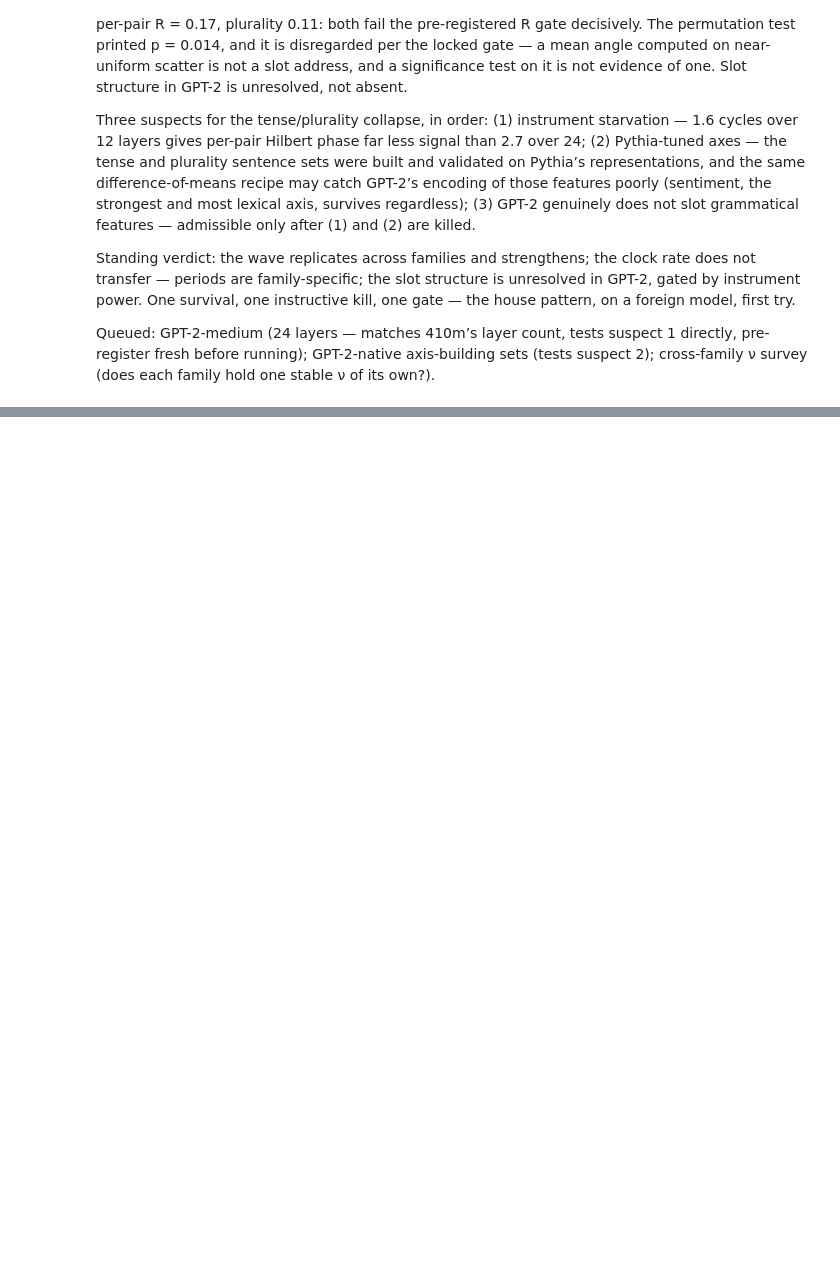
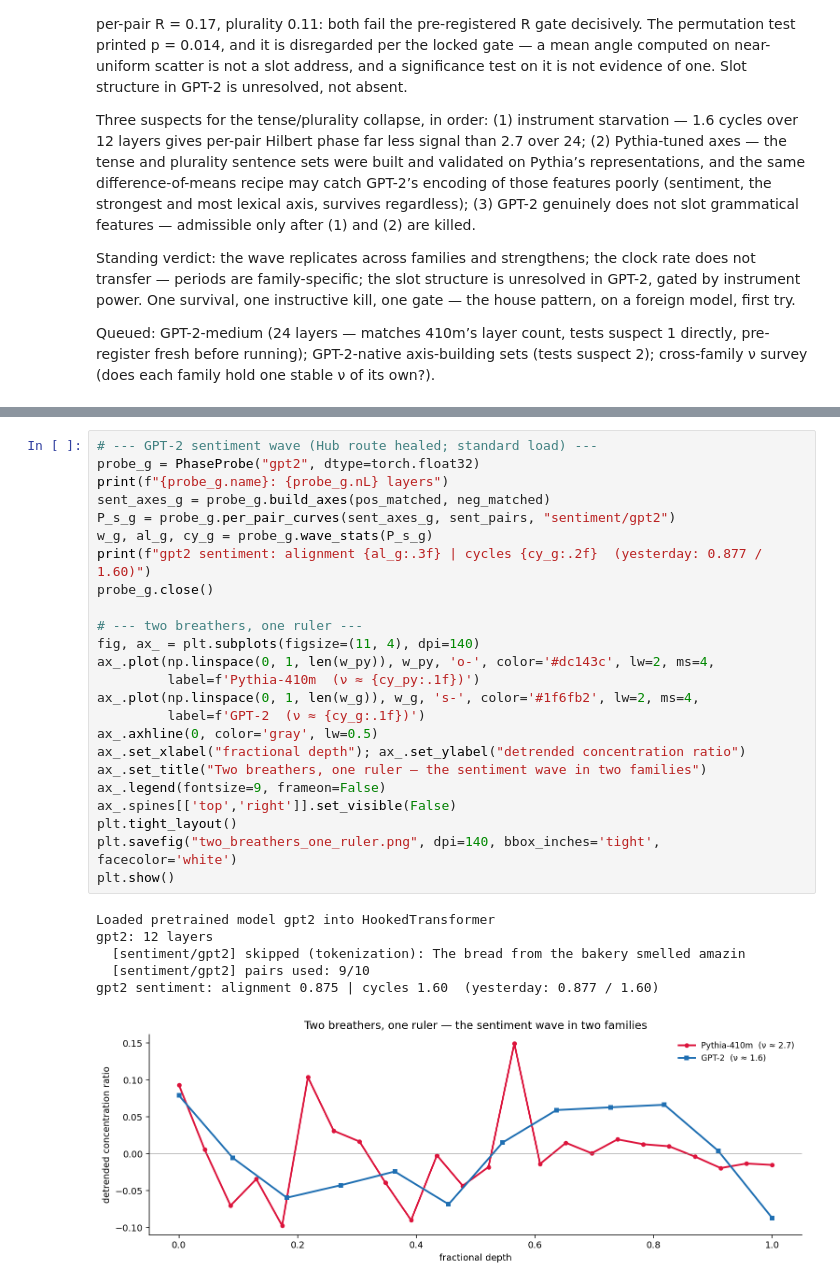
Before and after one commit to firstsignal/activation-geometry-sentiment, a Jupyter notebook: ch7_one_clock_many_models.ipynb, the cells around one changed output, grey strips where cells are left out. Saved outputs shown, nothing was run; the diff lists cells and outputs as text; blank space fills up the shorter version.

```diff
--- a/ch7_one_clock_many_models.ipynb
+++ b/ch7_one_clock_many_models.ipynb
@@ -373,0 +468,31 @@ Queued: GPT-2-medium (24 layers — matches 410m’s layer count, tests suspect
+# %%
+# --- GPT-2 sentiment wave (Hub route healed; standard load) ---
+probe_g = PhaseProbe("gpt2", dtype=torch.float32)
+print(f"{probe_g.name}: {probe_g.nL} layers")
+sent_axes_g = probe_g.build_axes(pos_matched, neg_matched)
+P_s_g = probe_g.per_pair_curves(sent_axes_g, sent_pairs, "sentiment/gpt2")
+w_g, al_g, cy_g = probe_g.wave_stats(P_s_g)
+print(f"gpt2 sentiment: alignment {al_g:.3f} | cycles {cy_g:.2f}  (yesterday: 0.877 / 1.60)")
+probe_g.close()
+
+# --- two breathers, one ruler ---
+fig, ax_ = plt.subplots(figsize=(11, 4), dpi=140)
+ax_.plot(np.linspace(0, 1, len(w_py)), w_py, 'o-', color='#dc143c', lw=2, ms=4,
+         label=f'Pythia-410m  (ν ≈ {cy_py:.1f})')
+ax_.plot(np.linspace(0, 1, len(w_g)), w_g, 's-', color='#1f6fb2', lw=2, ms=4,
+         label=f'GPT-2  (ν ≈ {cy_g:.1f})')
+ax_.axhline(0, color='gray', lw=0.5)
+ax_.set_xlabel("fractional depth"); ax_.set_ylabel("detrended concentration ratio")
+ax_.set_title("Two breathers, one ruler — the sentiment wave in two families")
+ax_.legend(fontsize=9, frameon=False)
+ax_.spines[['top','right']].set_visible(False)
+plt.tight_layout()
+plt.savefig("two_breathers_one_ruler.png", dpi=140, bbox_inches='tight', facecolor='white')
+plt.show()
+# %% [output]
+Loaded pretrained model gpt2 into HookedTransformer
+gpt2: 12 layers
+  [sentiment/gpt2] skipped (tokenization): The bread from the bakery smelled amazin
+  [sentiment/gpt2] pairs used: 9/10
+gpt2 sentiment: alignment 0.875 | cycles 1.60  (yesterday: 0.877 / 1.60)
+[figure, added]
```
Also changed, not shown: parts of 4 cells of this notebook.
